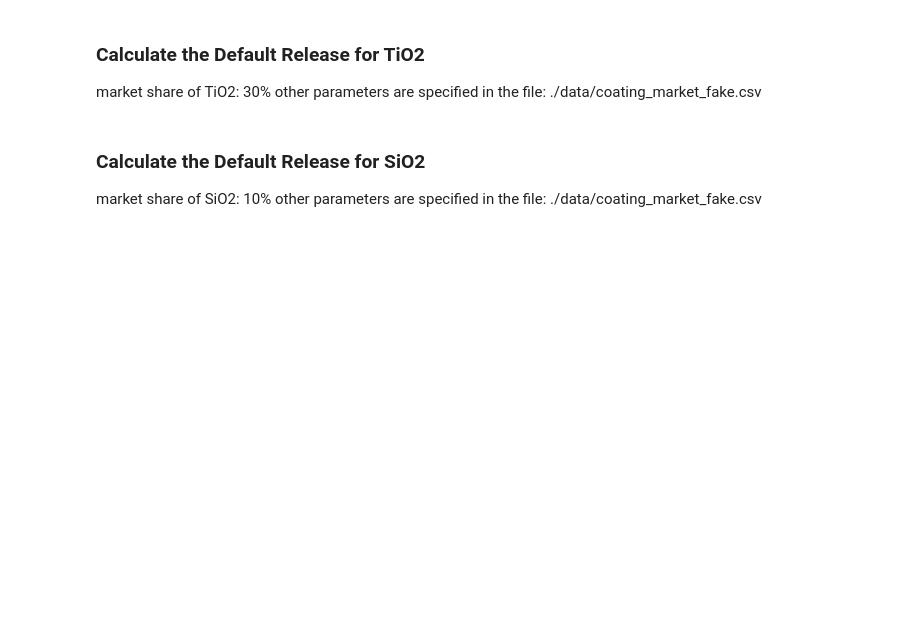
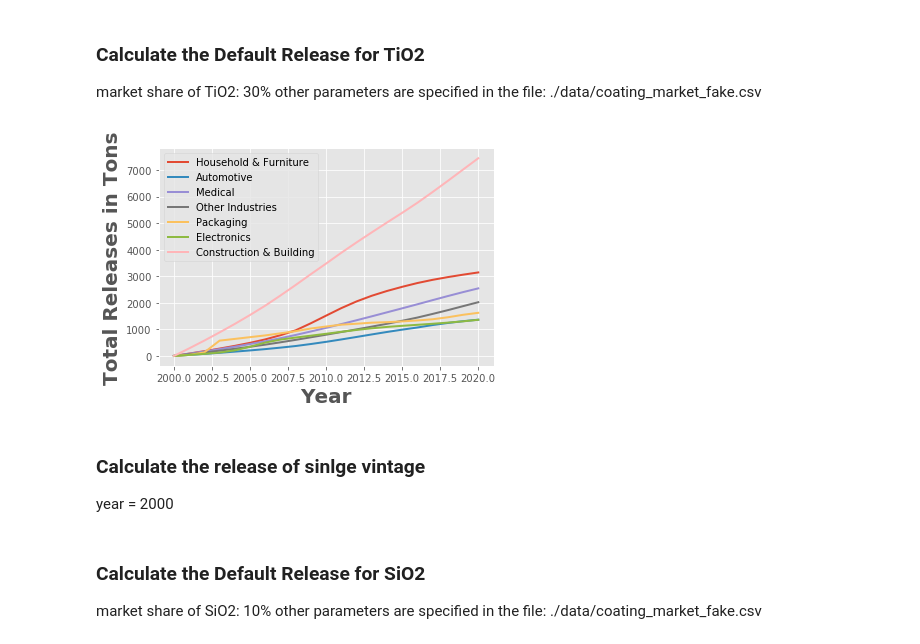
Before and after one commit to JiajiaZheng/vintage_model, a Jupyter notebook: run_vintage_model_for_nanos.ipynb, the cells around one changed output. Cells and saved outputs as stored; diff of their text form; code cells hidden in the pictures; blank space fills up the shorter version.

```diff
--- a/run_vintage_model_for_nanos.ipynb
+++ b/run_vintage_model_for_nanos.ipynb
@@ -36,15 +36,21 @@ other parameters are specified in the file: ./data/coating_market_fake.csv
 # %%
 TiO2_data = np.loadtxt('./data/TiO2_production_real.csv',delimiter=',')
 TiO2_to_paints = 0.3 # what portion of SiO2 are used in coating, paints and pigment market
 TiO2_data[:,1] = TiO2_data[:,1] * TiO2_to_paints
 
 market_data_dict = csv_to_dict('./data/coating_market_fake.csv')
 
 # set up the model
 TiO2_market = vt.vintage_market(TiO2_data,market_data_dict)
 test = TiO2_market.calculate_market_vintage()
 # save the results to data frame and plot the market figure
 df = TiO2_market.to_dataframe(test)
 TiO2_market.plot_market_vintage()
 
-df.to_csv('./results/TiO2_vintage_results.csv')
+df.to_csv('./results/dynamic_results/TiO2_vintage_results_0226.csv')
+# %% [output]
+[figure, added]
+# %% [markdown]
+### Calculate the release of sinlge vintage
+
+year = 2000
```
Also changed, not shown: parts of 4 cells of this notebook, 19 other files.
